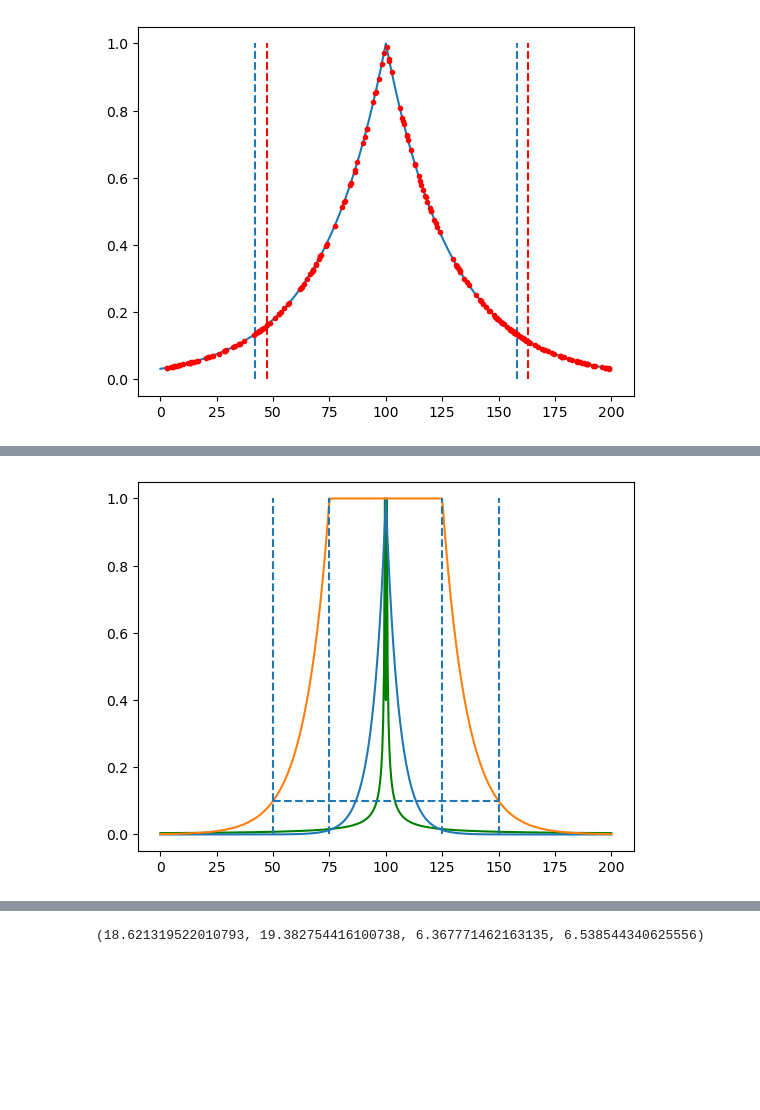
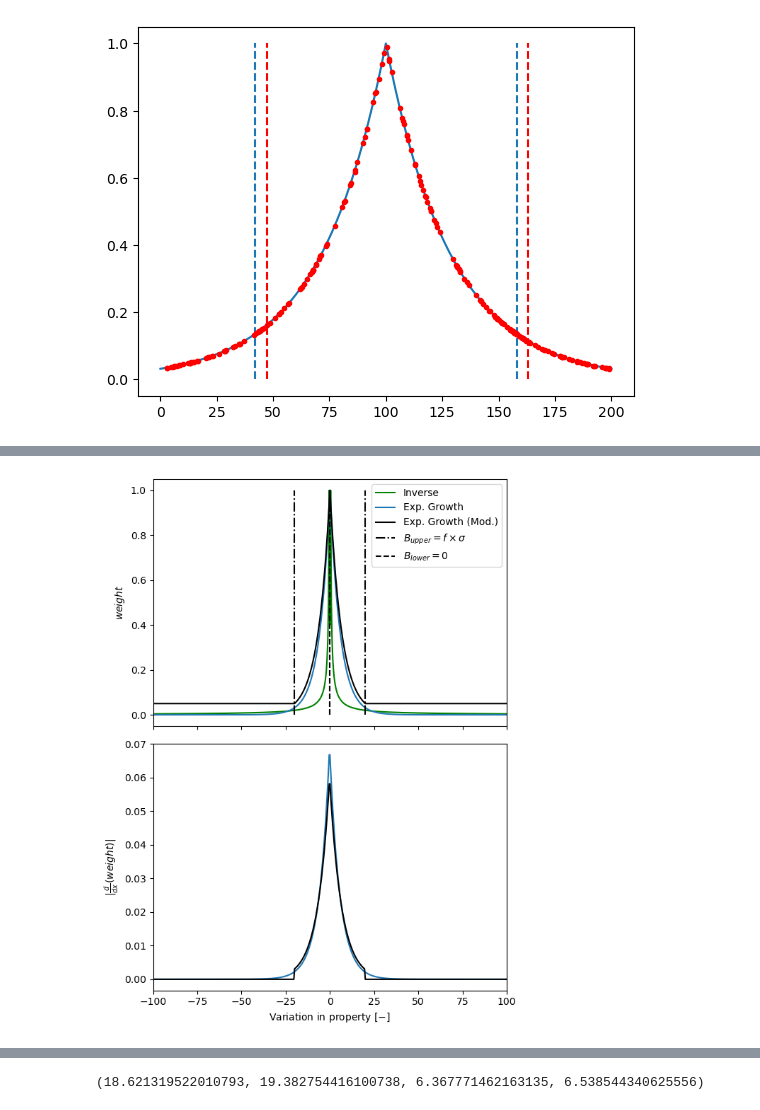
Before and after one commit to Bogumil-Matthew/ExoCcycle, a Jupyter notebook: JN/Development.ipynb, the cells around one changed output, grey strips where cells are left out. Cells and saved outputs as stored; diff of their text form; code cells hidden in the pictures; blank space fills up the shorter version.

```diff
--- a/JN/Development.ipynb
+++ b/JN/Development.ipynb
@@ -90,8 +90,11 @@ Vrangedata = np.max(Vdata)-np.min(Vdata);
 stddata = np.std(Vdata);
 
 # Calculate Aij (edge weight)
-lowerbound = 25;
-upperbound = 50;
+stdNew = 10;
+factor = 2;
+lowerbound = stdNew/factor;
+lowerbound = 0;
+upperbound = stdNew*factor;
 stretch = 0.1
 
 
@@ -99,11 +102,16 @@ S     = ( np.exp( (np.abs(Vrange) - np.abs(V2-V1))/(stretch*std) ) )
 #Snew  = ( np.exp( (np.abs(Vrange) - (lowerbound+np.abs(V2-V1)))/(stretch*std) ) )            / np.exp( ((np.abs(Vrange)- (lowerbound))/(stretch*std) ) )
 Sdata = ( np.exp( (np.abs(Vrangedata) - np.abs(V2-Vdata))/(stretch*stddata) ) ) / np.exp( (np.abs(Vrangedata)/(stretch*stddata) ) )
 
-S_at_upperbound = .1
-stretch = (lowerbound-upperbound)/np.log(S_at_upperbound)/std
-Snew  = ( np.exp( (np.abs(Vrange) - (0+np.abs(V2-V1)))/(stretch*std) ) );
-Snew[np.abs(V2-V1)<=lowerbound] = np.exp( ((np.abs(Vrange)- (lowerbound))/(stretch*std) ) )
-Snew /= np.exp( ((np.abs(Vrange)- (lowerbound))/(stretch*std) ) )
+S_at_upperbound = .05
+stretch = (lowerbound-upperbound)/np.log(S_at_upperbound)/stdNew
+Snew  = ( np.exp( (np.abs(Vrange) - (0+np.abs(V2-V1)))/(stretch*stdNew) ) );
+Snew[np.abs(V2-V1)<=lowerbound] = np.exp( ((np.abs(Vrange)- (lowerbound))/(stretch*stdNew) ) )
+Snew /= np.exp( ((np.abs(Vrange)- (lowerbound))/(stretch*stdNew) ) )
+Snew[Snew<=S_at_upperbound] = S_at_upperbound
+
+#Snew  = ( np.exp( (np.abs(Vrange) - (lowerbound+np.abs(V2-V1)))/(stretch*stdNew) ) );
+#Snew[np.abs(V2-V1)<=lowerbound] = np.exp( ((np.abs(Vrange)- (lowerbound))/(stretch*stdNew) ) )
+#Snew /= np.exp( ((np.abs(Vrange)- (lowerbound))/(stretch*stdNew) ) )
 
 
 Aij = S/( L );
@@ -121,47 +129,67 @@ AijInv = propertyInv/L
 InvNorm = np.max(AijInv)
 
 # Figure
-plt.figure()
-plt.plot(V1, AijInv/InvNorm, '-g');
+fig, axes = plt.subplots(2, 1, figsize=(6,8), sharex=True)
+
+plt.sca(axes[0])
+plt.plot(V1-V2, AijInv/InvNorm, '-g', label='Inverse');
 #plt.vlines([np.mean(V1)-std, np.mean(V1)+std],
 #           ymin=0, ymax = 1, linestyles='--', colors='r');
 
 # Figure
 #plt.figure()
-plt.plot(V1, Aij);
+plt.plot(V1-V2, Aij, label='Exp. Growth');
 #plt.vlines([np.mean(V1)-std, np.mean(V1)+std],
 #           ymin=0, ymax = 1, linestyles='--');
 
-plt.plot(V1, Aijnew);
-plt.vlines([V2-lowerbound, V2+lowerbound, V2-upperbound, V2+upperbound],
-           ymin=0, ymax = 1, linestyles='--');
-plt.hlines([S_at_upperbound],
-           xmin=V2-upperbound, xmax = V2+upperbound, linestyles='--');
+plt.plot(V1-V2, Aijnew, '-k', label='Exp. Growth (Mod.)');
+plt.vlines([-upperbound, +upperbound],
+           ymin=0, ymax = 1, linestyles=['-.'], colors=["k"],
+           label=r"$B_{upper}=f\times\sigma$");
+plt.vlines([-lowerbound, +lowerbound],
+           ymin=0, ymax = 1, linestyles=['--'], colors=["k"],
+           label=r"$B_{lower}=0$");
+#plt.hlines([S_at_upperbound],
+#           xmin=V2-upperbound, xmax = V2-upperbound, linestyles='.');
+plt.ylabel(r'$weight$')
+plt.legend()
+
+#plt.figure()
+plt.sca(axes[1])
+plt.plot(V1[:-1]-V2, np.abs(np.diff(Aij)));
+plt.plot(V1[:-1]-V2, np.abs(np.diff(Aijnew)), '-k');
+plt.ylabel(r'$|\frac{d}{dx}\left(weight\right)|$')
+plt.xlabel(r'Variation in property $[-]$')
 
 
+plt.tight_layout()
+plt.xlim([np.min(V1)-V2, np.max(V1)-V2])
+
+
+plt.savefig("figures/EdgeWeightDescription/Exponential-Edge-Weight-decay", dpi=600)
+plt.savefig("figures/EdgeWeightDescription/Exponential-Edge-Weight-decay.svg", dpi=600)
 #plt.plot(Vdata, Aijdata, '.r');
 #plt.vlines([np.mean(Vdata)-stddata, np.mean(Vdata)+stddata],
 #           ymin=0, ymax = 1, linestyles='--', colors='r');
 
 # Figure
-plt.figure()
+# plt.figure()
 
-AijMerged = cp.deepcopy(Aij)
-AijMerged[ AijMerged < AijInv/np.max(AijInv) ] = AijInv[ AijMerged < AijInv/np.max(AijInv) ]/InvNorm
+# AijMerged = cp.deepcopy(Aij)
+# AijMerged[ AijMerged < AijInv/np.max(AijInv) ] = AijInv[ AijMerged < AijInv/np.max(AijInv) ]/InvNorm
 
 
-plt.plot(V1, AijMerged);
-plt.vlines([np.mean(V1)-std, np.mean(V1)+std],
-           ymin=0, ymax = 1, linestyles='--');
+# plt.plot(V1, AijMerged);
+# plt.vlines([np.mean(V1)-std, np.mean(V1)+std],
+#            ymin=0, ymax = 1, linestyles='--');
 
-plt.figure()
-plt.plot(Vdata, Aijdata, '.r');
-plt.vlines([np.mean(Vdata)-stddata, np.mean(Vdata)+stddata],
-           ymin=0, ymax = 1, linestyles='--', colors='r');
+# plt.figure()
+# plt.plot(Vdata, Aijdata, '.r');
+# plt.vlines([np.mean(Vdata)-stddata, np.mean(Vdata)+stddata],
+#            ymin=0, ymax = 1, linestyles='--', colors='r');
 
 # Figure
-plt.figure()
-
-plt.hist(Vdata)
-plt.hist(V1)
+#plt.figure()
+#plt.hist(Vdata)
+#plt.hist(V1)
 # %% [output]
@@ -171 +196 @@ plt.hist(V1)
-[figure, old version]
+[figure, new version]
```
Also changed, not shown: parts of 2 cells of this notebook, 2 other files.
